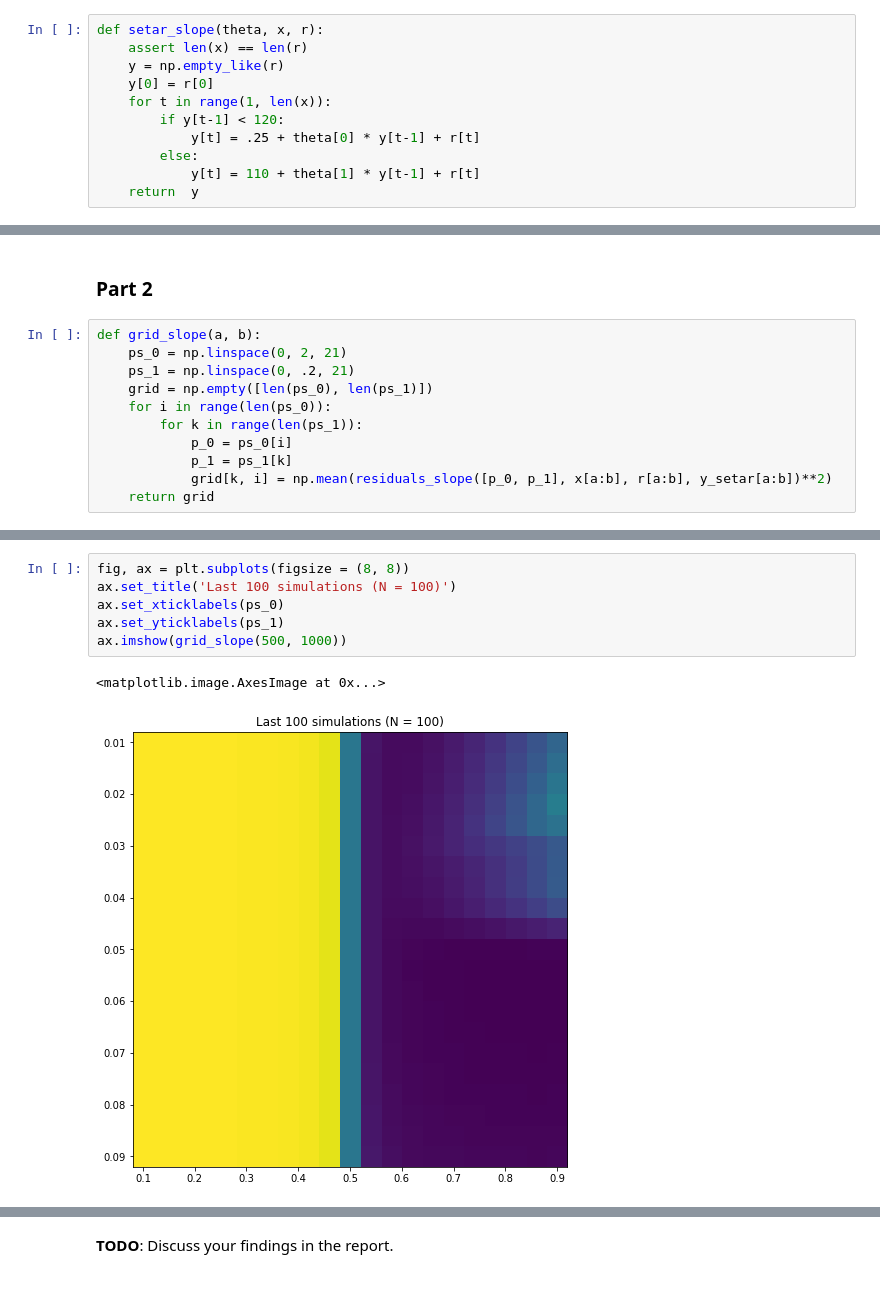
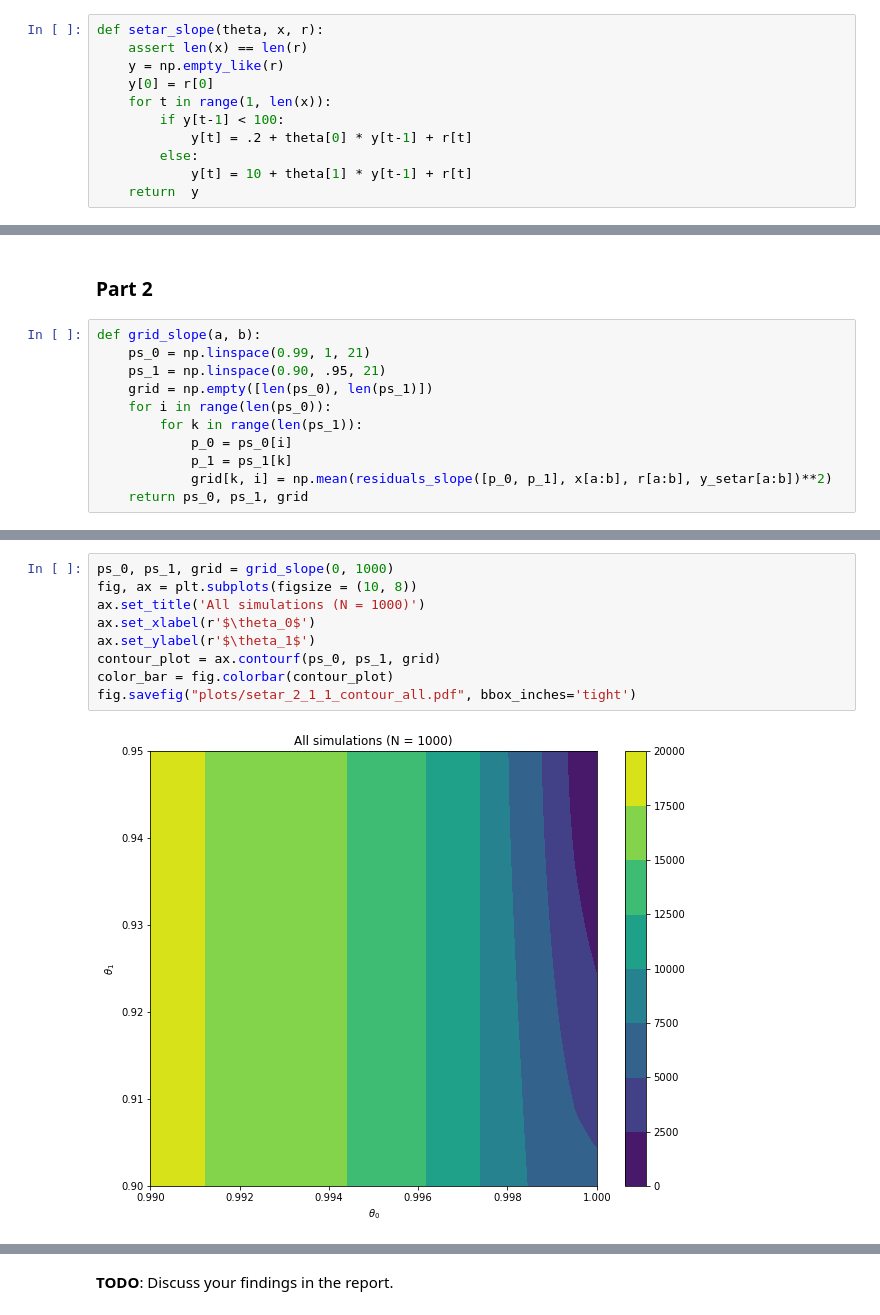
Before and after one commit to niklascp/02427-advanced-ts, a Jupyter notebook: ex2/ex2.ipynb, the cells around one changed output, grey strips where cells are left out. Cells and saved outputs as stored; diff of their text form; blank space fills up the shorter version.

```diff
--- a/ex2/ex2.ipynb
+++ b/ex2/ex2.ipynb
@@ -47,10 +56,10 @@ def setar_slope(theta, x, r):
     y = np.empty_like(r)
     y[0] = r[0]
     for t in range(1, len(x)):
-        if y[t-1] < 120:
-            y[t] = .25 + theta[0] * y[t-1] + r[t]
+        if y[t-1] < 100:
+            y[t] = .2 + theta[0] * y[t-1] + r[t]
         else:
-            y[t] = 110 + theta[1] * y[t-1] + r[t]
+            y[t] = 10 + theta[1] * y[t-1] + r[t]
     return  y
 # %% [markdown]
 We define our residual function taking all the parameters of the above $\text{SETAR}$ function, as well as the true $y$ values.
@@ -112,12 +124,12 @@ $\theta_0$ = 0.0, $\theta_1$ = 0.0
 ### Part 2
 # %%
 def grid_slope(a, b):
-    ps_0 = np.linspace(0, 2, 21)
-    ps_1 = np.linspace(0, .2, 21)
+    ps_0 = np.linspace(0.99, 1, 21)
+    ps_1 = np.linspace(0.90, .95, 21)
     grid = np.empty([len(ps_0), len(ps_1)])
     for i in range(len(ps_0)):
         for k in range(len(ps_1)):
             p_0 = ps_0[i]
             p_1 = ps_1[k]
             grid[k, i] = np.mean(residuals_slope([p_0, p_1], x[a:b], r[a:b], y_setar[a:b])**2)
-    return grid
+    return ps_0, ps_1, grid
@@ -144,9 +136,11 @@ ax.imshow(grid_slope(0, 100))
-# %%
-fig, ax = plt.subplots(figsize = (8, 8))
-ax.set_title('Last 100 simulations (N = 100)')
-ax.set_xticklabels(ps_0)
-ax.set_yticklabels(ps_1)
-ax.imshow(grid_slope(500, 1000))
-# %% [output]
-<matplotlib.image.AxesImage at 0x...>
-[figure, removed]
+# %%
+ps_0, ps_1, grid = grid_slope(0, 1000)
+fig, ax = plt.subplots(figsize = (10, 8))
+ax.set_title('All simulations (N = 1000)')
+ax.set_xlabel(r'$\theta_0$')
+ax.set_ylabel(r'$\theta_1$')
+contour_plot = ax.contourf(ps_0, ps_1, grid)
+color_bar = fig.colorbar(contour_plot)
+fig.savefig("plots/setar_2_1_1_contour_all.pdf", bbox_inches='tight')
+# %% [output]
+[figure, added]
```
Also changed, not shown: parts of 26 cells of this notebook, 2 other files.
